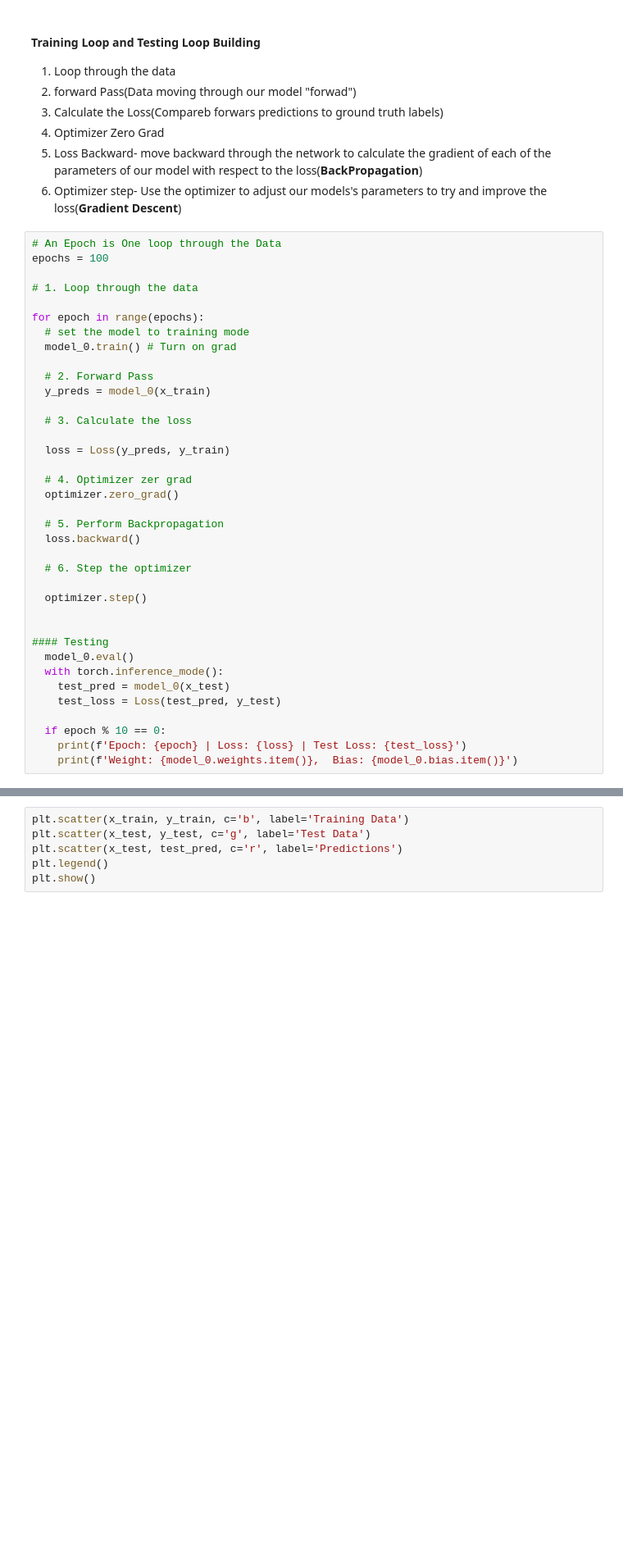
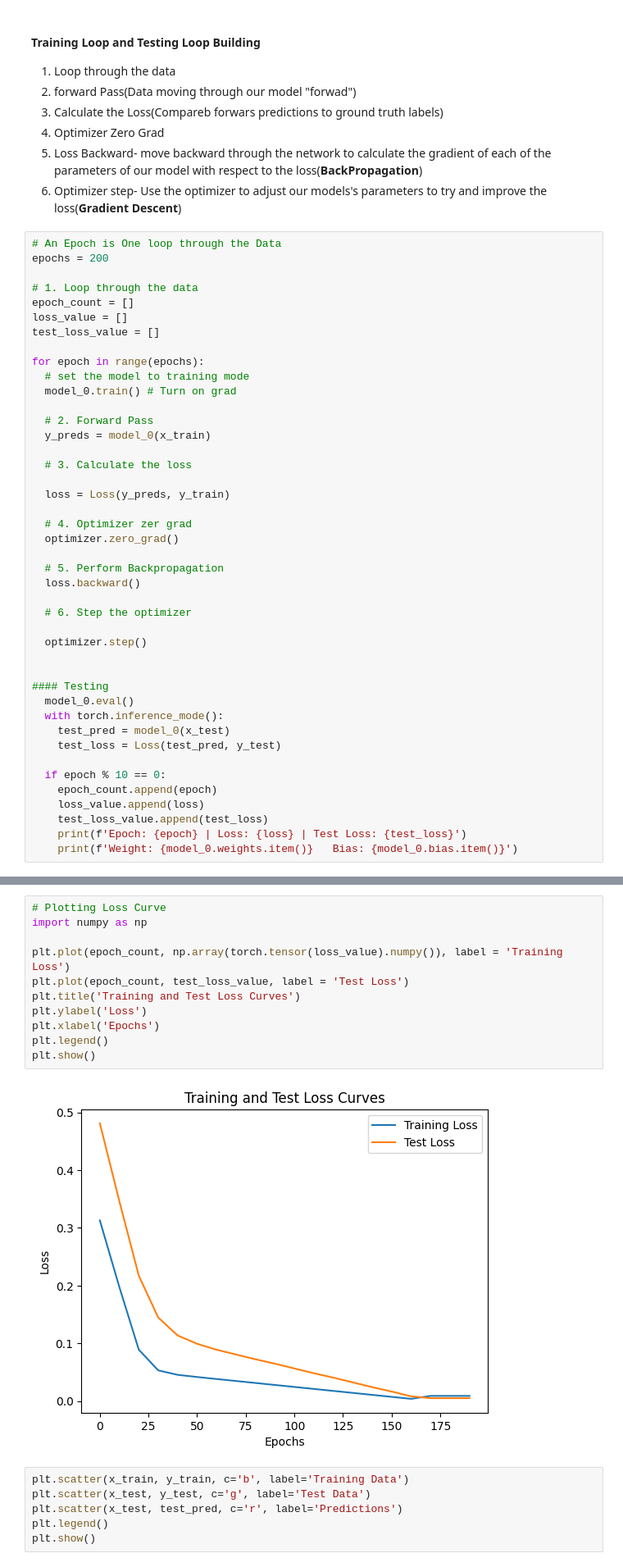
Before and after one commit to Alokiitdh/PyTorch, a Jupyter notebook: 01PyTorch_Workflow.ipynb, the cells around one changed output, grey strips where cells are left out. Shown at 82% size. Saved outputs shown, nothing was run; the diff lists cells and outputs as text; blank space fills up the shorter version.

```diff
--- a/01PyTorch_Workflow.ipynb
+++ b/01PyTorch_Workflow.ipynb
@@ -262,9 +262,12 @@ optimizer = torch.optim.SGD(params = model_0.parameters(), lr= 0.01)
 6. Optimizer step- Use the optimizer to adjust our models's parameters to try and improve the loss(**Gradient Descent**)
 # %%
 # An Epoch is One loop through the Data
-epochs = 100
+epochs = 200
 
 # 1. Loop through the data
+epoch_count = []
+loss_value = []
+test_loss_value = []
 
 for epoch in range(epochs):
   # set the model to training mode
@@ -295,6 +298,9 @@ for epoch in range(epochs):
     test_loss = Loss(test_pred, y_test)
 
   if epoch % 10 == 0:
+    epoch_count.append(epoch)
+    loss_value.append(loss)
+    test_loss_value.append(test_loss)
     print(f'Epoch: {epoch} | Loss: {loss} | Test Loss: {test_loss}')
-    print(f'Weight: {model_0.weights.item()},  Bias: {model_0.bias.item()}')
+    print(f'Weight: {model_0.weights.item()}   Bias: {model_0.bias.item()}')
 # %% [output]
@@ -321,3 +324,16 @@ Weight: 0.6951308250427246,  Bias: 0.29931047558784485
+# %%
+# Plotting Loss Curve
+import numpy as np
+
+plt.plot(epoch_count, np.array(torch.tensor(loss_value).numpy()), label = 'Training Loss')
+plt.plot(epoch_count, test_loss_value, label = 'Test Loss')
+plt.title('Training and Test Loss Curves')
+plt.ylabel('Loss')
+plt.xlabel('Epochs')
+plt.legend()
+plt.show()
+# %% [output]
+[figure, added]
 # %%
 plt.scatter(x_train, y_train, c='b', label='Training Data')
 plt.scatter(x_test, y_test, c='g', label='Test Data')
```
Also changed, not shown: parts of 44 cells of this notebook.
